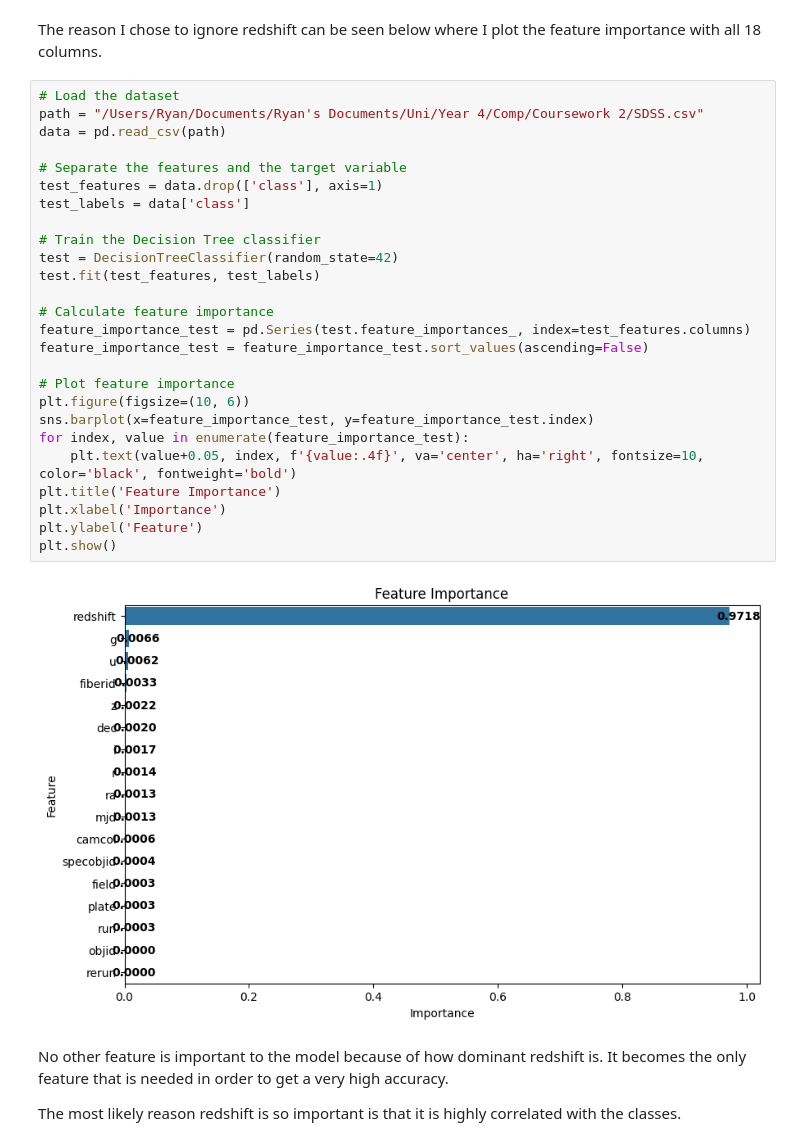
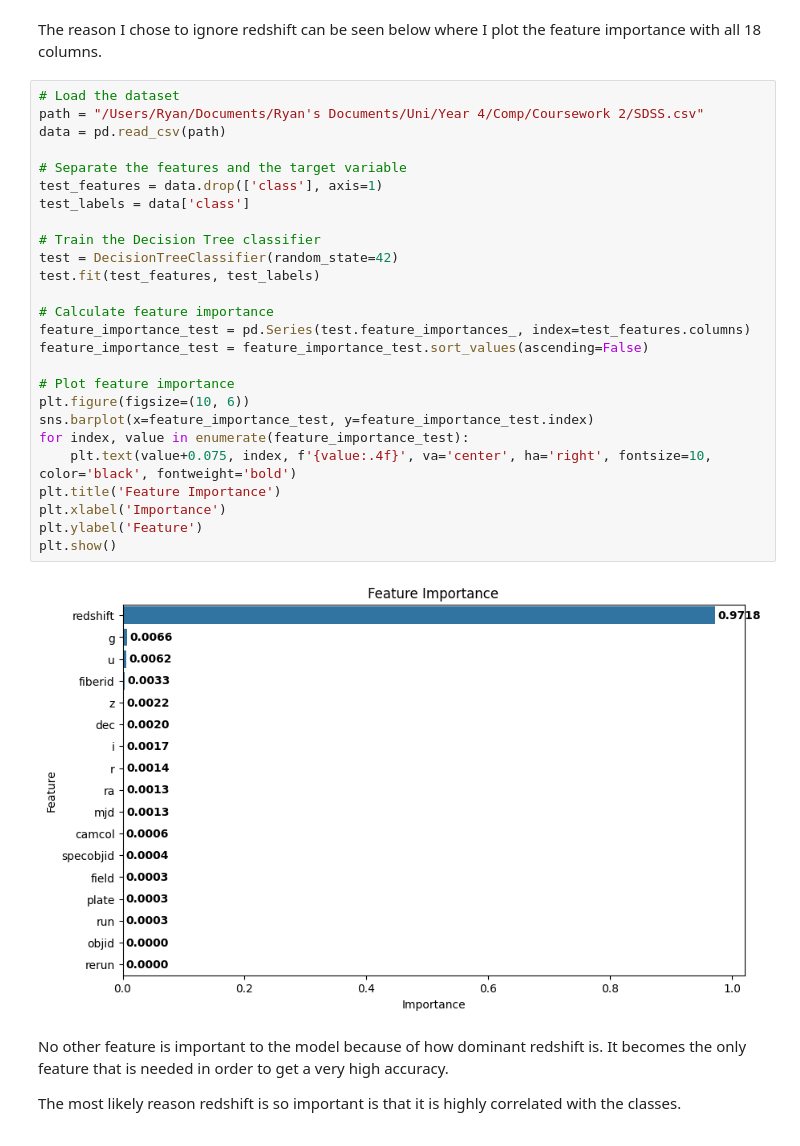
Before and after one commit to Ryan-Ursell/SDSS-DR14-Classification, a Jupyter notebook: py/Q1_folder/Q1.ipynb, the cells around one changed output. Drawn from its saved outputs; the diff is of its cells as text.

Commit message:
Fix a small mistake in a plot

```diff
--- a/py/Q1_folder/Q1.ipynb
+++ b/py/Q1_folder/Q1.ipynb
@@ -368,31 +368,31 @@ The reason I chose to ignore redshift can be seen below where I plot the feature
 # %%
 # Load the dataset
 path = "/Users/Ryan/Documents/Ryan's Documents/Uni/Year 4/Comp/Coursework 2/SDSS.csv"
 data = pd.read_csv(path)
 
 # Separate the features and the target variable
 test_features = data.drop(['class'], axis=1)
 test_labels = data['class']
 
 # Train the Decision Tree classifier
 test = DecisionTreeClassifier(random_state=42)
 test.fit(test_features, test_labels)
 
 # Calculate feature importance
 feature_importance_test = pd.Series(test.feature_importances_, index=test_features.columns)
 feature_importance_test = feature_importance_test.sort_values(ascending=False)
 
 # Plot feature importance
 plt.figure(figsize=(10, 6))
 sns.barplot(x=feature_importance_test, y=feature_importance_test.index)
 for index, value in enumerate(feature_importance_test):
-    plt.text(value+0.05, index, f'{value:.4f}', va='center', ha='right', fontsize=10, color='black', fontweight='bold')
+    plt.text(value+0.075, index, f'{value:.4f}', va='center', ha='right', fontsize=10, color='black', fontweight='bold')
 plt.title('Feature Importance')
 plt.xlabel('Importance')
 plt.ylabel('Feature')
 plt.show()
 # %% [output]
-[figure, old version]
+[figure, new version]
 # %% [markdown]
 No other feature is important to the model because of how dominant redshift is. It becomes the only feature that is needed in order to get a very high accuracy.
 
```
